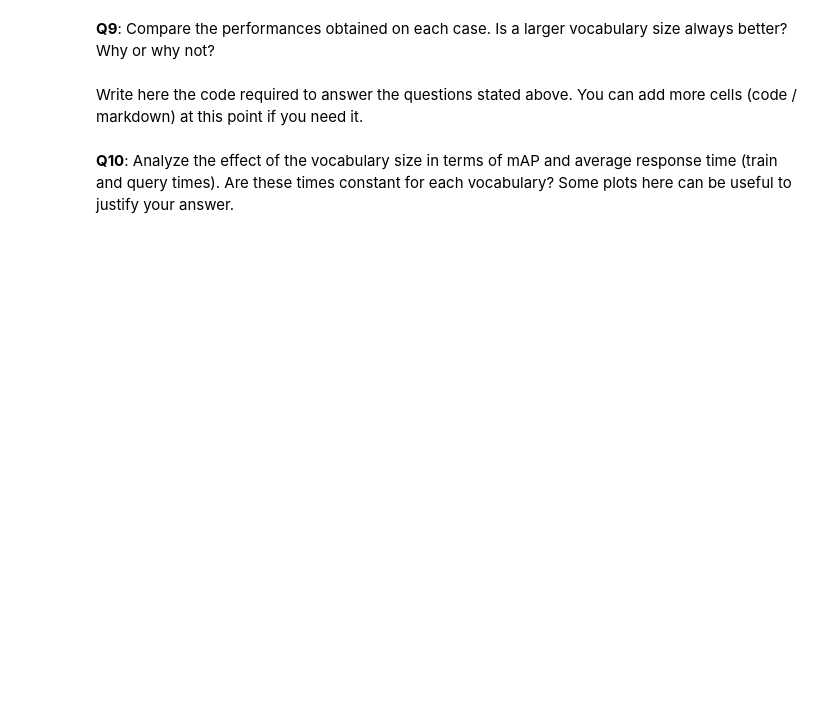
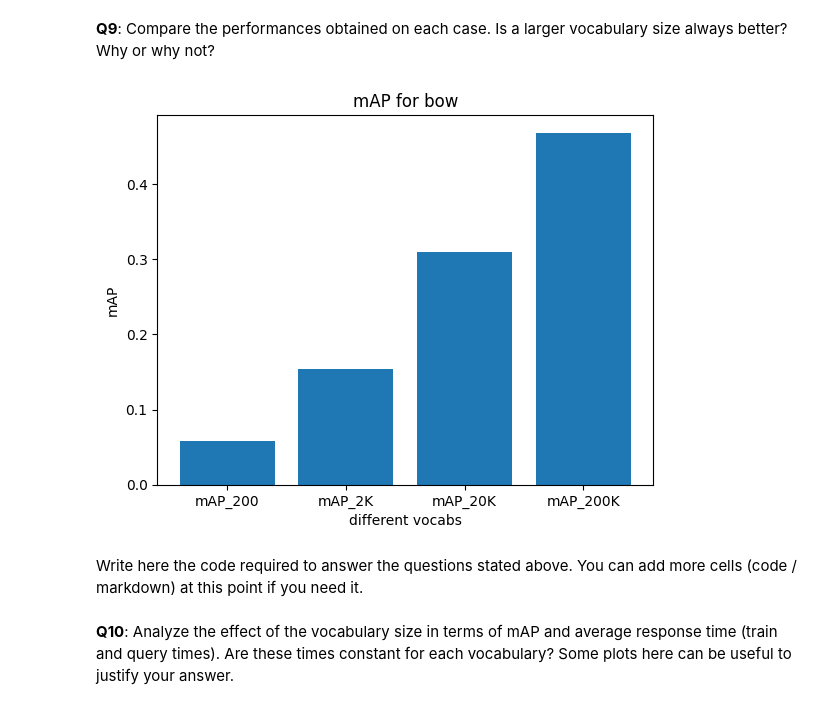
Before and after one commit to claredavies/ImageIndexing, a Jupyter notebook: Image_Indexing_Assignment2_Clare_Davies.ipynb, the cells around one changed output. Drawn from its saved outputs; the diff is of its cells as text; code cells hidden in the pictures; blank space fills up the shorter version.

```diff
--- a/Image_Indexing_Assignment2_Clare_Davies.ipynb
+++ b/Image_Indexing_Assignment2_Clare_Davies.ipynb
@@ -826,0 +852,35 @@ raise NotImplementedError()
+# %%
+import time
+
+mAP_200  = 0.0
+mAP_2K   = 0.0
+mAP_20K  = 0.0
+mAP_200K = 0.0
+
+start_time = time.time()
+index_200 = BoW('clust/clust_flickr60_k200.fvecs')
+index_200.build_db(train_names, train_desc)
+train_time_200 = time.time() - start_time
+print("train_time_200 %s seconds: ", train_time_200)
+results_200, mAP_200 = index_200.compute_mAP(query_names, query_desc, '../holidays/holidays_images.dat')
+
+start_time = time.time()
+index_2K = BoW('clust/clust_flickr60_k2000.fvecs')
+index_2K.build_db(train_names, train_desc)
+train_time_2K = time.time() - start_time
+print("train_time_2K %s seconds: ", train_time_2K)
+results_2K, mAP_2K = index_2K.compute_mAP(query_names, query_desc, '../holidays/holidays_images.dat')
+
+start_time = time.time()
+index_20K = BoW('clust/clust_flickr60_k20000.fvecs')
+index_20K.build_db(train_names, train_desc)
+train_time_20K = time.time() - start_time
+print("train_time_20K %s seconds: ", train_time_20K)
+results_20K, mAP_20K = index_20K.compute_mAP(query_names, query_desc, '../holidays/holidays_images.dat')
+
+start_time = time.time()
+index_200K = BoW('clust/clust_flickr60_k200000.fvecs')
+index_200K.build_db(train_names, train_desc)
+train_time_200K = time.time() - start_time
+print("train_time_200K %s seconds: ", train_time_200K)
+results_200K, mAP_200K = index_200K.compute_mAP(query_names, query_desc, '../holidays/holidays_images.dat')
@@ -832,5 +902,12 @@ print('mAP 200K: %.5f' % mAP_200K)
 # %% [markdown]
 **Q9**: Compare the performances obtained on each case. Is a larger vocabulary size always better? Why or why not?
+# %%
+mAP_bow = [mAP_200, mAP_2K, mAP_20K, mAP_200K]
+labels_bow = ["mAP_200", "mAP_2K", "mAP_20K", "mAP_200K"]
+# %%
+plot_chart(mAP_bow, labels_bow, "mAP for bow", "different vocabs", "mAP")
+# %% [output]
+[figure, added]
 # %% [markdown]
 Write here the code required to answer the questions stated above. You can add more cells (code / markdown) at this point if you need it.
 # %% [markdown]
```
Also changed, not shown: parts of 34 cells of this notebook.
